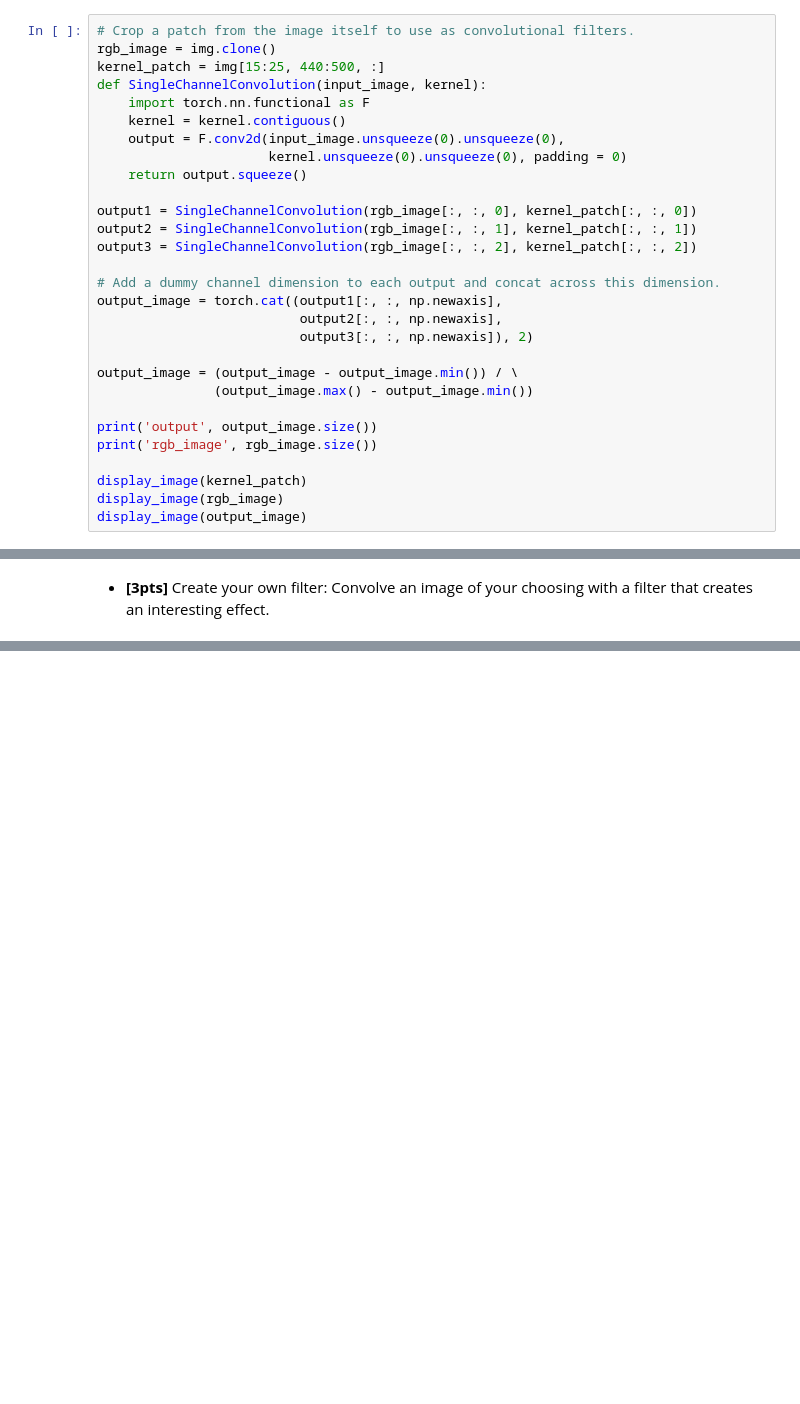
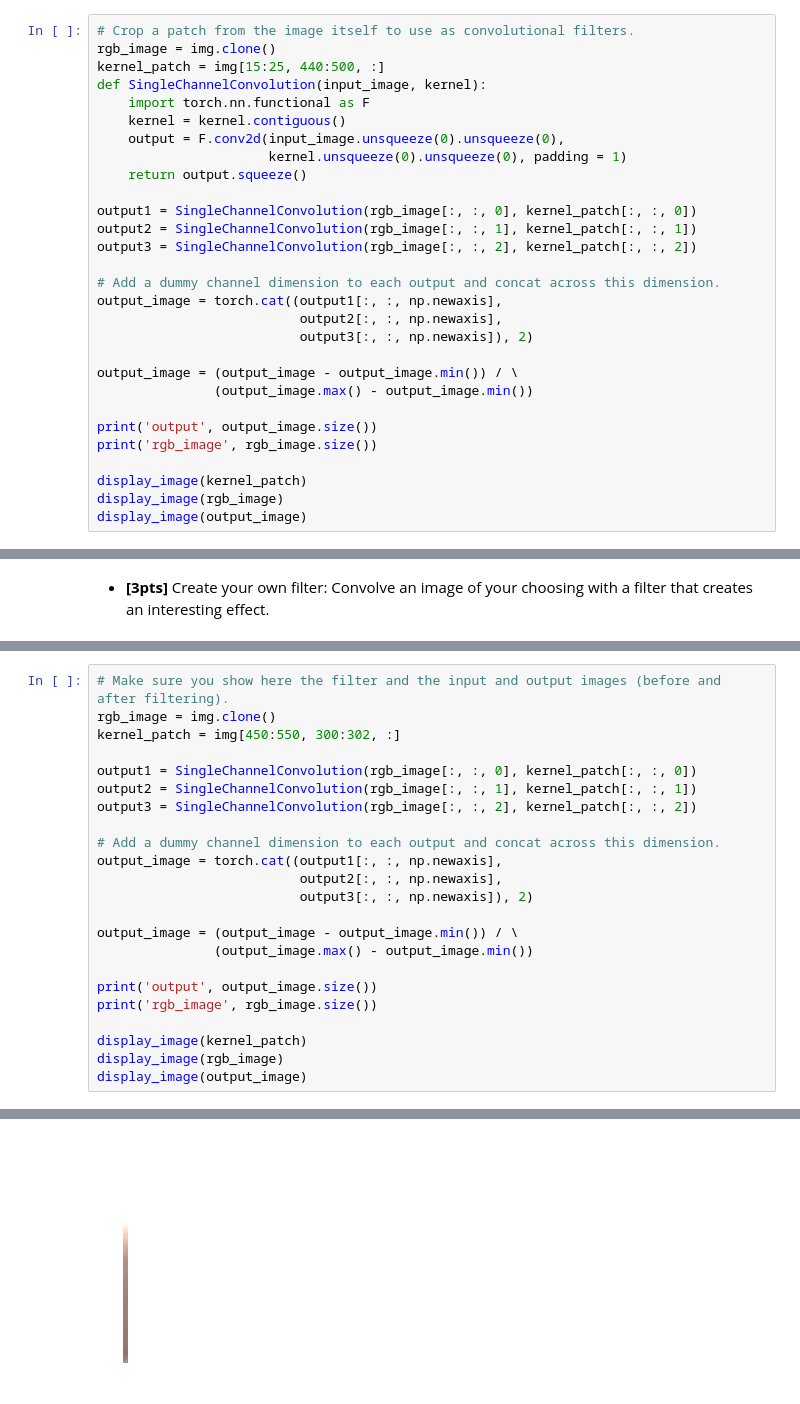
Before and after one commit to Linnnnng/Deep-Learning-for-Vision-Recognition, a Jupyter notebook: image_processing_assignment.ipynb, the cells around one changed output, grey strips where cells are left out. Saved outputs shown, nothing was run; the diff lists cells and outputs as text; blank space fills up the shorter version.

```diff
--- a/image_processing_assignment.ipynb
+++ b/image_processing_assignment.ipynb
@@ -252,7 +252,7 @@ def SingleChannelConvolution(input_image, kernel):
     import torch.nn.functional as F
     kernel = kernel.contiguous()
     output = F.conv2d(input_image.unsqueeze(0).unsqueeze(0),
-                      kernel.unsqueeze(0).unsqueeze(0), padding = 0)
+                      kernel.unsqueeze(0).unsqueeze(0), padding = 1)
     return output.squeeze()
 
 output1 = SingleChannelConvolution(rgb_image[:, :, 0], kernel_patch[:, :, 0])
@@ -340,0 +342,24 @@ plt.grid('off');  plt.axis('off'); plt.show()
+# %%
+# Make sure you show here the filter and the input and output images (before and after filtering).
+rgb_image = img.clone()
+kernel_patch = img[450:550, 300:302, :]
+
+output1 = SingleChannelConvolution(rgb_image[:, :, 0], kernel_patch[:, :, 0])
+output2 = SingleChannelConvolution(rgb_image[:, :, 1], kernel_patch[:, :, 1])
+output3 = SingleChannelConvolution(rgb_image[:, :, 2], kernel_patch[:, :, 2])
+
+# Add a dummy channel dimension to each output and concat across this dimension.
+output_image = torch.cat((output1[:, :, np.newaxis],
+                          output2[:, :, np.newaxis],
+                          output3[:, :, np.newaxis]), 2)
+
+output_image = (output_image - output_image.min()) / \
+               (output_image.max() - output_image.min())
+
+print('output', output_image.size())
+print('rgb_image', rgb_image.size())
+
+display_image(kernel_patch)
+display_image(rgb_image)
+display_image(output_image)
+# %% [output]
@@ -340,0 +368 @@ plt.grid('off');  plt.axis('off'); plt.show()
+[figure, added]
```
Also changed, not shown: parts of 5 cells of this notebook.
